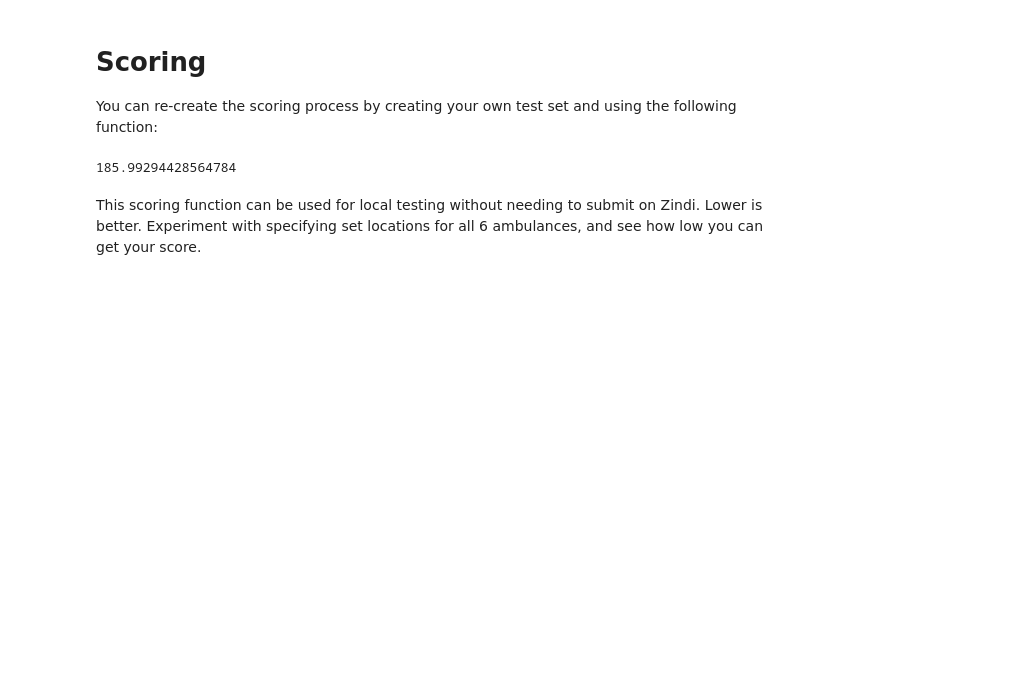
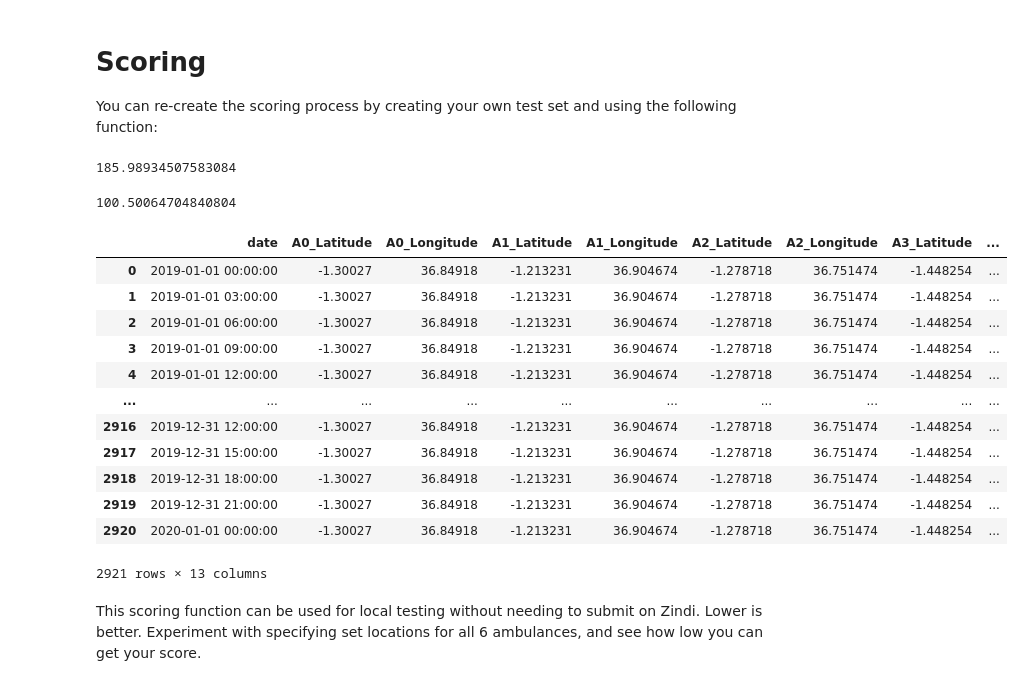
Before and after one commit to 4danns/unapc, a Jupyter notebook: Starter_Notebook.ipynb, the cells around one changed output. Saved outputs shown, nothing was run; the diff lists cells and outputs as text; code cells hidden in the pictures; blank space fills up the shorter version.

```diff
--- a/Starter_Notebook.ipynb
+++ b/Starter_Notebook.ipynb
@@ -80,16 +79,27 @@ sub = pd.DataFrame({
     'date':dates
 })
 for ambulance in range(6):
-    sub['A'+str(ambulance)+'_Latitude'] = -1.27170948
-    sub['A'+str(ambulance)+'_Longitude'] = 36.844591
+    sub['A'+str(ambulance)+'_Latitude'] = -1.271476761
+    sub['A'+str(ambulance)+'_Longitude'] = 36.84408942
 
 # Place an ambulance in the center of the city:
 # print(sub)
-# sub['A'+str(ambulance)+'_Latitude'] = 36.82
-# sub['A'+str(ambulance)+'_Longitude'] = -1.3
+# sub['A'+str(ambulance)+'_Latitude'] = 36.82 -1.271476761 -1.27170948
+# sub['A'+str(ambulance)+'_Longitude'] = -1.3 36.84408942 36.844591
 
 
 
 score(sub, reference)
 # %% [output]
-185.99294428564784
+185.98934507583084
+# %%
+list = [[-1.3002698101567285, 36.849180258448285], [-1.2132308502371028, 36.904674270813274], [-1.2787178876244554, 36.75147390243593], [-1.4482536451543153, 37.02618538575785], [-1.0605665264409756, 37.040648693082595], [-1.0477381718934722, 36.6295973904912]]
+# list =[[-1.3033739473331676, 36.844120311235855], [-1.0612871721400112, 37.044174850193535], [-0.9903432099267782, 36.62477920905066], [-1.4459781581697861, 37.015763739438064], [-1.264834668114922, 36.74460500868688], [-1.2145366242735378, 36.90176780277249]]
+
+for ambulance in range(6):
+    sub['A'+str(ambulance)+'_Latitude'] = list[ambulance][0]
+    sub['A'+str(ambulance)+'_Longitude'] = list[ambulance][1]
+
+score(sub, reference)    #100.50064704840804
+# %% [output]
+100.50064704840804
@@ -96,3 +108,21 @@ score(sub, reference)
+# %%
+tt = pd.read_csv('test.csv')
+# %%
+tt
+# %% [output]
+|  | date | A0_Latitude | A0_Longitude | A1_Latitude | A1_Longitude | A2_Latitude | A2_Longitude | A3_Latitude | ... |
+| 0 | 2019-01-01 00:00:00 | -1.30027 | 36.84918 | -1.213231 | 36.904674 | -1.278718 | 36.751474 | -1.448254 | ... |
+| 1 | 2019-01-01 03:00:00 | -1.30027 | 36.84918 | -1.213231 | 36.904674 | -1.278718 | 36.751474 | -1.448254 | ... |
+| 2 | 2019-01-01 06:00:00 | -1.30027 | 36.84918 | -1.213231 | 36.904674 | -1.278718 | 36.751474 | -1.448254 | ... |
+| 3 | 2019-01-01 09:00:00 | -1.30027 | 36.84918 | -1.213231 | 36.904674 | -1.278718 | 36.751474 | -1.448254 | ... |
+| 4 | 2019-01-01 12:00:00 | -1.30027 | 36.84918 | -1.213231 | 36.904674 | -1.278718 | 36.751474 | -1.448254 | ... |
+| ... | ... | ... | ... | ... | ... | ... | ... | ... | ... |
+| 2916 | 2019-12-31 12:00:00 | -1.30027 | 36.84918 | -1.213231 | 36.904674 | -1.278718 | 36.751474 | -1.448254 | ... |
+| 2917 | 2019-12-31 15:00:00 | -1.30027 | 36.84918 | -1.213231 | 36.904674 | -1.278718 | 36.751474 | -1.448254 | ... |
+| 2918 | 2019-12-31 18:00:00 | -1.30027 | 36.84918 | -1.213231 | 36.904674 | -1.278718 | 36.751474 | -1.448254 | ... |
+| 2919 | 2019-12-31 21:00:00 | -1.30027 | 36.84918 | -1.213231 | 36.904674 | -1.278718 | 36.751474 | -1.448254 | ... |
+| 2920 | 2020-01-01 00:00:00 | -1.30027 | 36.84918 | -1.213231 | 36.904674 | -1.278718 | 36.751474 | -1.448254 | ... |
+2921 rows × 13 columns
 # %% [markdown]
 This scoring function can be used for local testing without needing to submit on Zindi. Lower is better. Experiment with specifying set locations for all 6 ambulances, and see how low you can get your score.
 # %% [markdown]
```
Also changed, not shown: parts of 3 cells of this notebook, 1 other file.
